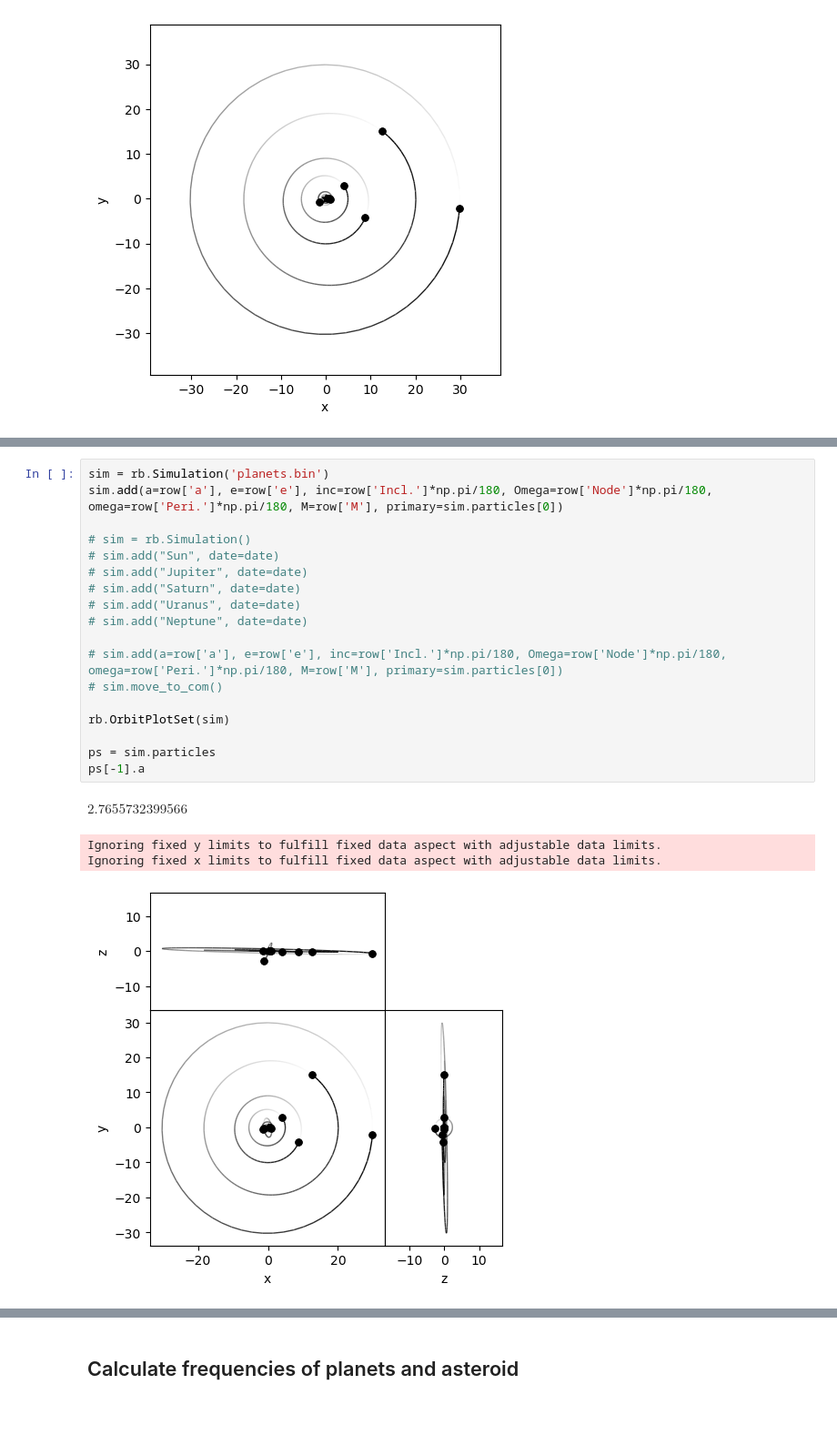
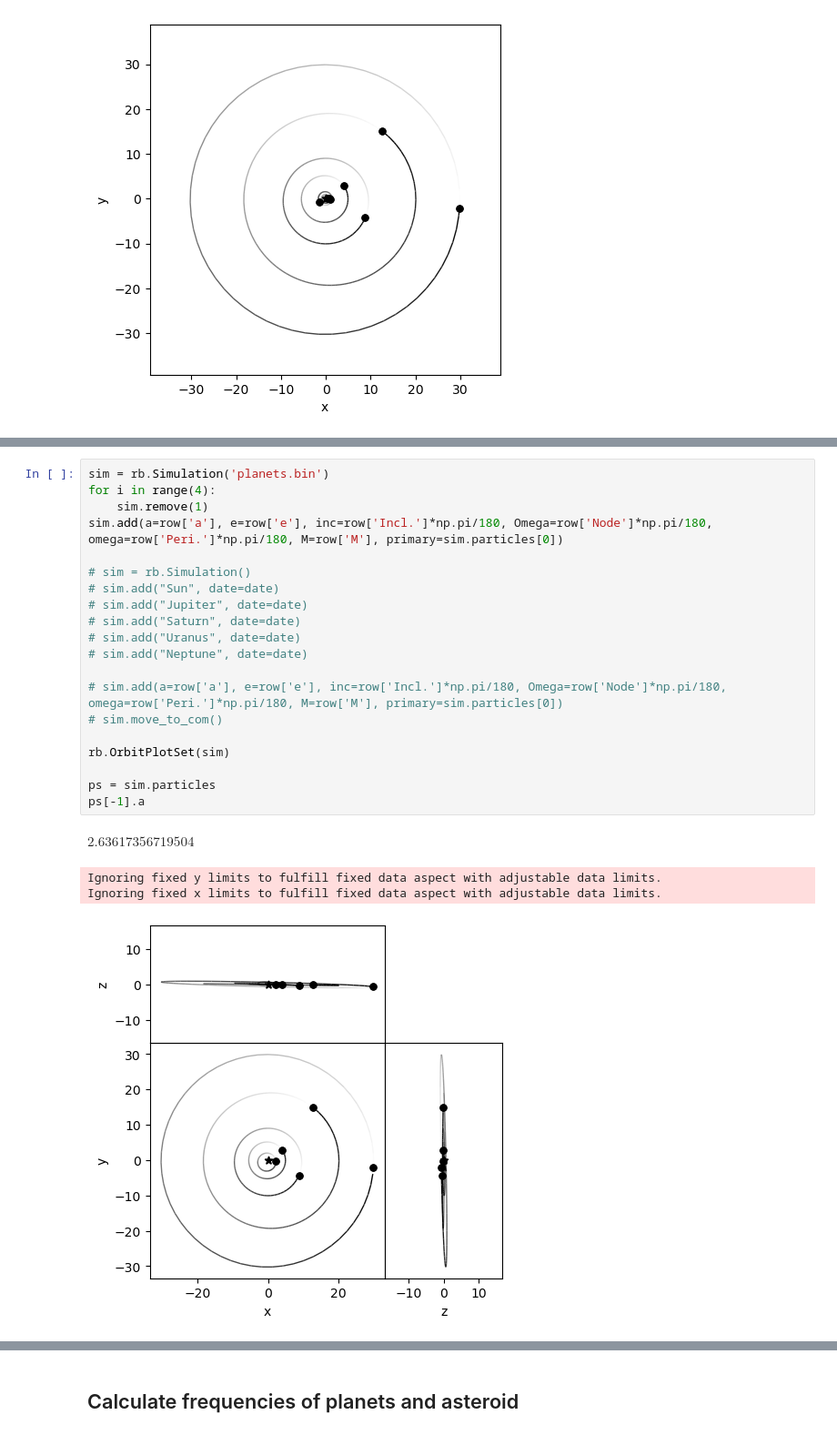
Before and after one commit to kavidey/action-angle-discovery, a Jupyter notebook: Integrations.ipynb, the cells around one changed output, grey strips where cells are left out. Shown at 91% size. Saved outputs shown, nothing was run; the diff lists cells and outputs as text.

```diff
--- a/Integrations.ipynb
+++ b/Integrations.ipynb
@@ -86,25 +90,27 @@ NumOpps           114
 Name: 2, dtype: object
 # %%
 sim = rb.Simulation('planets.bin')
+for i in range(4):
+    sim.remove(1)
 sim.add(a=row['a'], e=row['e'], inc=row['Incl.']*np.pi/180, Omega=row['Node']*np.pi/180, omega=row['Peri.']*np.pi/180, M=row['M'], primary=sim.particles[0])
 
 # sim = rb.Simulation()
 # sim.add("Sun", date=date)
 # sim.add("Jupiter", date=date)
 # sim.add("Saturn", date=date)
 # sim.add("Uranus", date=date)
 # sim.add("Neptune", date=date)
 
 # sim.add(a=row['a'], e=row['e'], inc=row['Incl.']*np.pi/180, Omega=row['Node']*np.pi/180, omega=row['Peri.']*np.pi/180, M=row['M'], primary=sim.particles[0])
 # sim.move_to_com()
 
 rb.OrbitPlotSet(sim)
 
 ps = sim.particles
 ps[-1].a
 # %% [output]
-$\displaystyle 2.7655732399566$
+$\displaystyle 2.63617356719504$
 Ignoring fixed y limits to fulfill fixed data aspect with adjustable data limits.
 Ignoring fixed x limits to fulfill fixed data aspect with adjustable data limits.
-[figure, old version]
+[figure, new version]
 # %%
```
Also changed, not shown: parts of 13 cells of this notebook, 1 other file.
